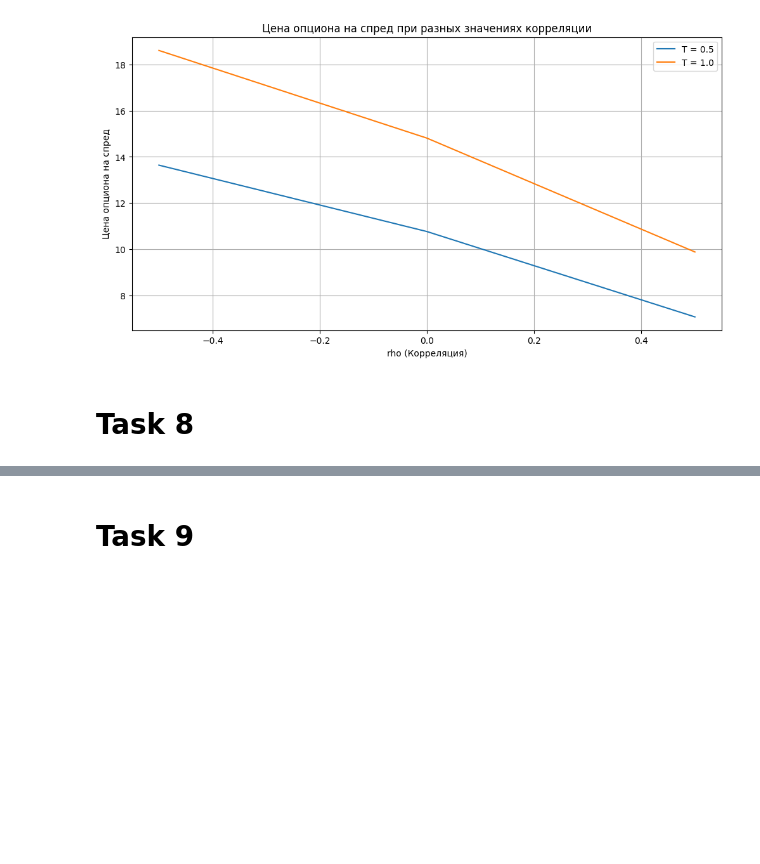
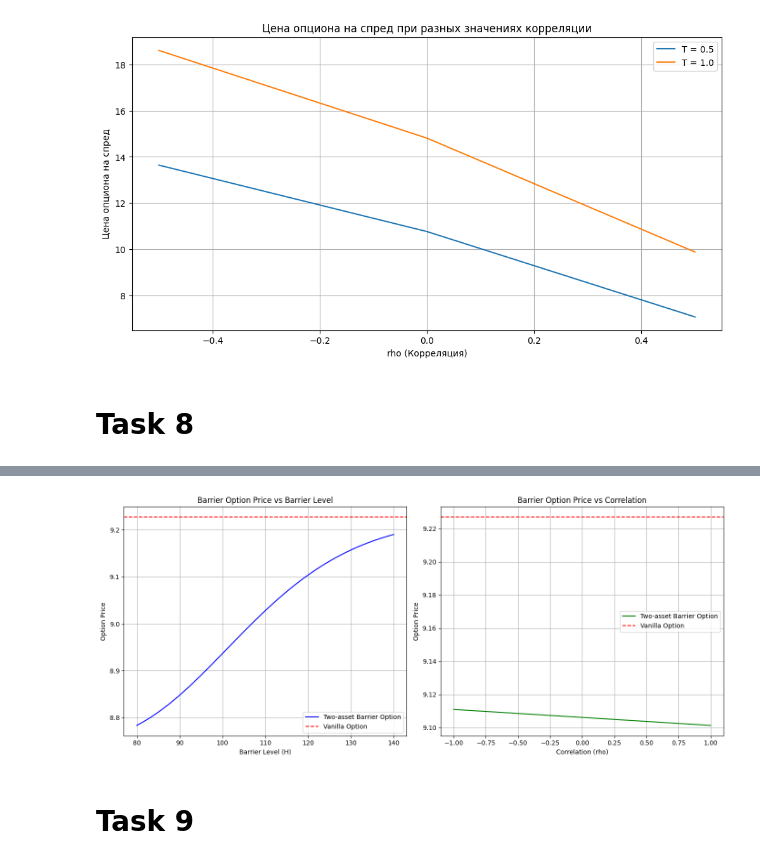
Before and after one commit to MiromanovDaniil/GSFP-labs, a Jupyter notebook: lab_4_GSFP.ipynb, the cells around one changed output, grey strips where cells are left out. Saved outputs shown, nothing was run; the diff lists cells and outputs as text; code cells hidden in the pictures; blank space fills up the shorter version.

```diff
--- a/lab_4_GSFP.ipynb
+++ b/lab_4_GSFP.ipynb
@@ -955,0 +951,71 @@ plt.show()
+# %%
+barriers = np.linspace(80, 140, 50)  # Диапазон барьеров
+correlations = np.linspace(-1, 1, 50)  # Диапазон корреляций
+
+# Стоимости опциона при изменении барьера
+barrier_prices = [
+    vanilla_call(S1, K, T, sigma1, r, q1) - barrier_adjustment(S1, S2, K, H, T, r, q1, q2, sigma1, sigma2, rho)
+    for H in barriers
+]
+
+# Стоимости опциона при изменении корреляции
+correlation_prices = [
+    vanilla_call(S1, K, T, sigma1, r, q1) - barrier_adjustment(S1, S2, K, H, T, r, q1, q2, sigma1, sigma2, rho)
+    for rho in correlations
+]
+
+# Подготовка данных
+barrier_prices_table = [
+    {
+        "H": H,
+        "Option Price": vanilla_call(S1, K, T, sigma1, r, q1) - barrier_adjustment(S1, S2, K, H, T, r, q1, q2, sigma1, sigma2, rho)
+    }
+    for H in barriers
+]
+
+correlation_prices_table = [
+    {
+        "rho": rho,
+        "Option Price": vanilla_call(S1, K, T, sigma1, r, q1) - barrier_adjustment(S1, S2, K, H, T, r, q1, q2, sigma1, sigma2, rho)
+    }
+    for rho in correlations
+]
+
+# Преобразование данных в DataFrame
+barrier_df = pd.DataFrame(barrier_prices_table)
+correlation_df = pd.DataFrame(correlation_prices_table)
+
+# Вывод таблиц
+print("Цены барьерного опциона 'out' при изменении уровня барьера (H):")
+print(barrier_df)
+
+print("\nЦeны барьерного опциона 'out' при изменении корреляции (rho):")
+print(correlation_df)
+
+
+# Построение графиков
+plt.figure(figsize=(14, 6))
+
+# График зависимости от барьера
+plt.subplot(1, 2, 1)
+plt.plot(barriers, barrier_prices, label="Two-asset Barrier Option", color='blue')
+plt.axhline(y=vanilla_price, color='red', linestyle='--', label='Vanilla Option')
+plt.title("Barrier Option Price vs Barrier Level")
+plt.xlabel("Barrier Level (H)")
+plt.ylabel("Option Price")
+plt.legend()
+plt.grid()
+
+# График зависимости от корреляции
+plt.subplot(1, 2, 2)
+plt.plot(correlations, correlation_prices, label="Two-asset Barrier Option", color='green')
+plt.axhline(y=vanilla_price, color='red', linestyle='--', label='Vanilla Option')
+plt.title("Barrier Option Price vs Correlation")
+plt.xlabel("Correlation (rho)")
+plt.ylabel("Option Price")
+plt.legend()
+plt.grid()
+
+plt.tight_layout()
+plt.show()
+# %% [output]
@@ -956,3 +1039,4 @@ plt.show()
+[figure, added]
 # %% [markdown]
 # Task 9
 # %%
```
Also changed, not shown: parts of 5 cells of this notebook.
